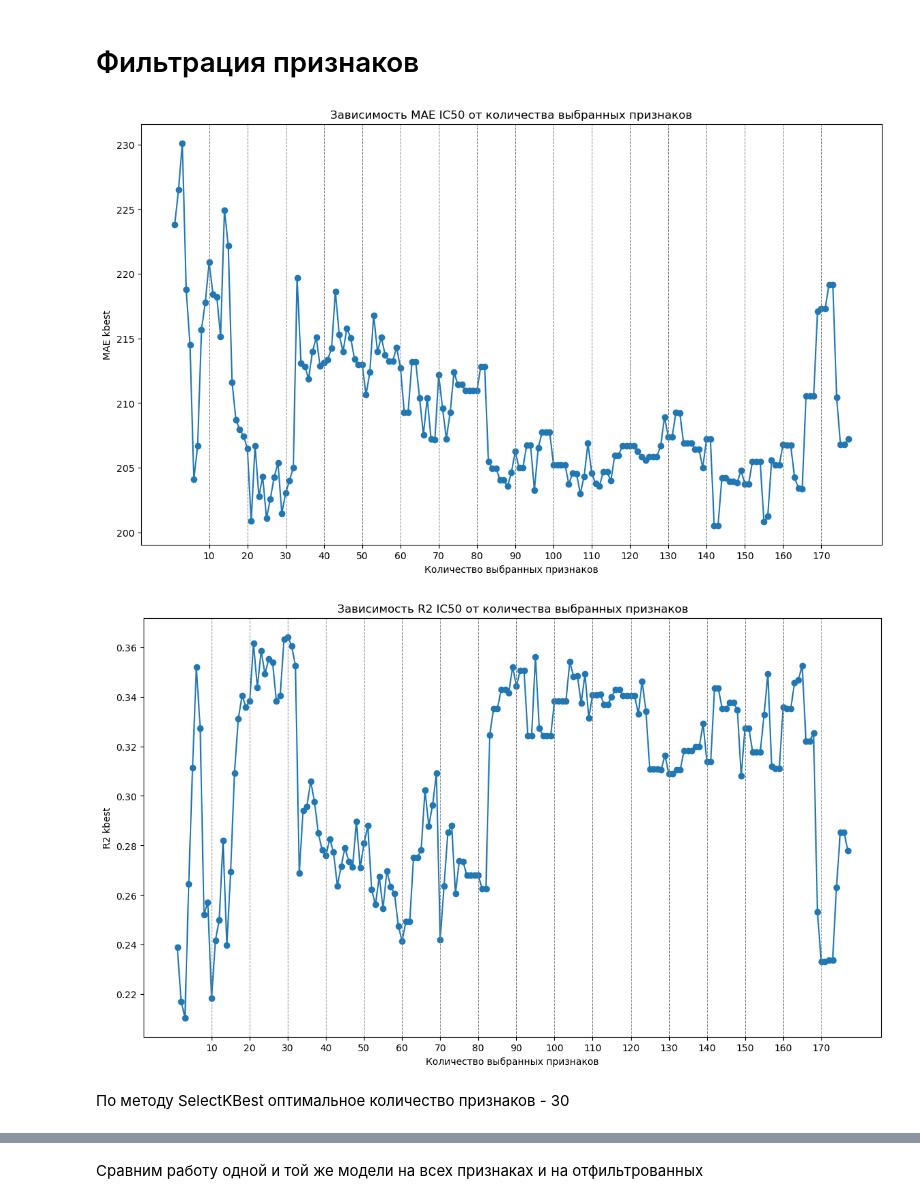
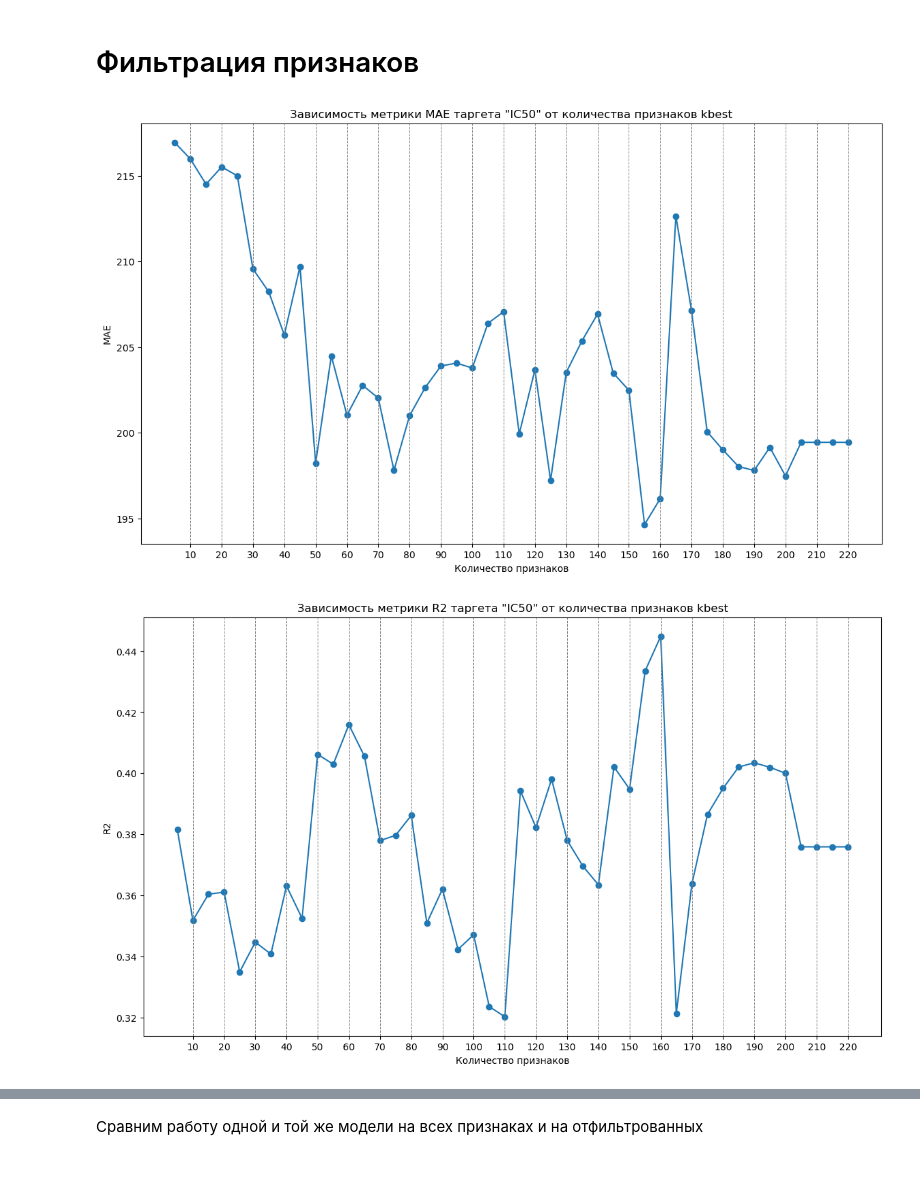
Before and after one commit to sevaTechoPark/mo-chemistry, a Jupyter notebook: regression_IC50.ipynb, the cells around one changed output, grey strips where cells are left out. Cells and saved outputs as stored; diff of their text form; code cells hidden in the pictures; blank space fills up the shorter version.

```diff
--- a/regression_IC50.ipynb
+++ b/regression_IC50.ipynb
@@ -101 +131,4 @@ model = xgb.XGBRegressor(objective='reg:squarederror', n_estimators=100, max_dep
+# %%
+model = xgboost.XGBRegressor(objective='reg:squarederror', n_estimators=100, max_depth=5, learning_rate=0.1, eval_metric='mae')
+featureSelector = FeatureSelector(model=model, start_index=5, step=5)
 # %%
@@ -103,8 +136,6 @@ kbest_mae_scores, kbest_r2_scores, kbest_selected_features_list = selectKBest(mo
 # %%
-drawSelection(kbest_mae_scores, 'MAE', 'IC50', 'kbest')
-drawSelection(kbest_r2_scores, 'R2', 'IC50', 'kbest')
+featureSelector.draw_selection(featureSelector.kbest_mae_scores, 'MAE', 'IC50', 'kbest')
+featureSelector.draw_selection(featureSelector.kbest_r2_scores, 'R2', 'IC50', 'kbest')
 # %% [output]
-[figure, old version]
+[figure, new version]
-[figure, old version]
+[figure, new version]
-# %% [markdown]
-По методу SelectKBest оптимальное количество признаков - 30
```
Also changed, not shown: parts of 20 cells of this notebook, 5 other files.
